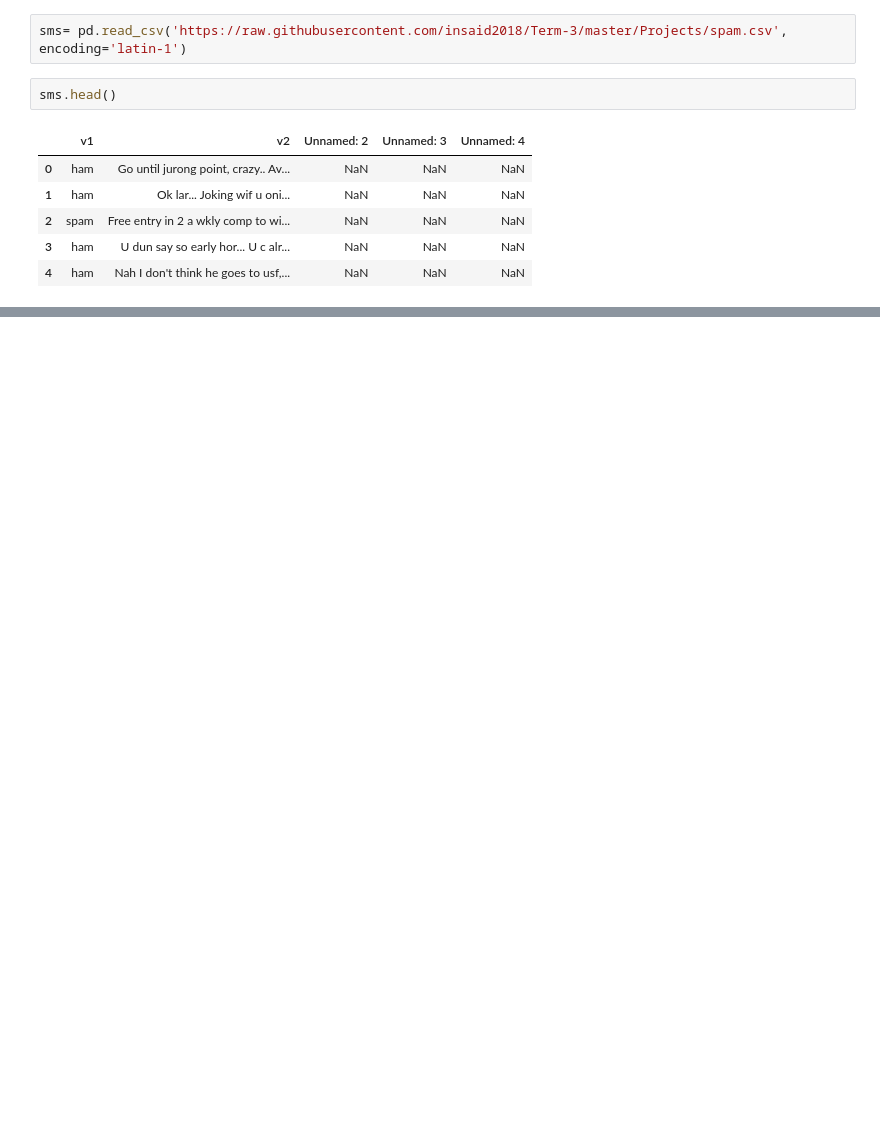
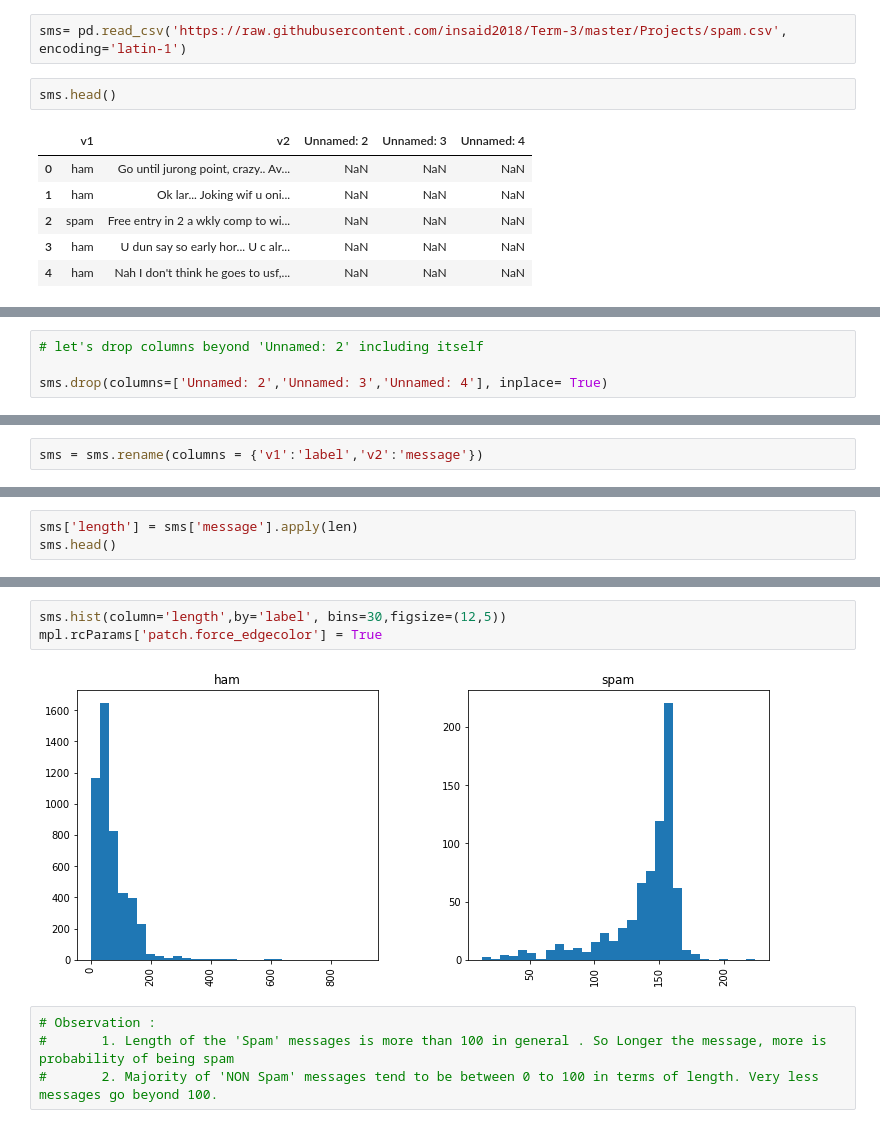
Before and after one commit to PriyankaGPawar/MachineLearningWith_Python, a Jupyter notebook: ML_Term2_Project/SMS_Spam_Detection_ML2.ipynb, the cells around one changed output, grey strips where cells are left out. Cells and saved outputs as stored; diff of their text form; blank space fills up the shorter version.

```diff
--- a/ML_Term2_Project/SMS_Spam_Detection_ML2.ipynb
+++ b/ML_Term2_Project/SMS_Spam_Detection_ML2.ipynb
@@ -33,0 +94,4 @@ ValueError: ignored
+# %%
+# let's drop columns beyond 'Unnamed: 2' including itself
+
+sms.drop(columns=['Unnamed: 2','Unnamed: 3','Unnamed: 4'], inplace= True)
@@ -33,0 +102,2 @@ ValueError: ignored
+# %%
+sms = sms.rename(columns = {'v1':'label','v2':'message'})
@@ -33,0 +116,3 @@ ValueError: ignored
+# %%
+sms['length'] = sms['message'].apply(len)
+sms.head()
@@ -33,0 +126,9 @@ ValueError: ignored
+# %%
+sms.hist(column='length',by='label', bins=30,figsize=(12,5))
+mpl.rcParams['patch.force_edgecolor'] = True
+# %% [output]
+[figure, added]
+# %%
+# Observation :
+#       1. Length of the 'Spam' messages is more than 100 in general . So Longer the message, more is probability of being spam
+#       2. Majority of 'NON Spam' messages tend to be between 0 to 100 in terms of length. Very less messages go beyond 100.
```
Also changed, not shown: parts of 113 cells of this notebook.
